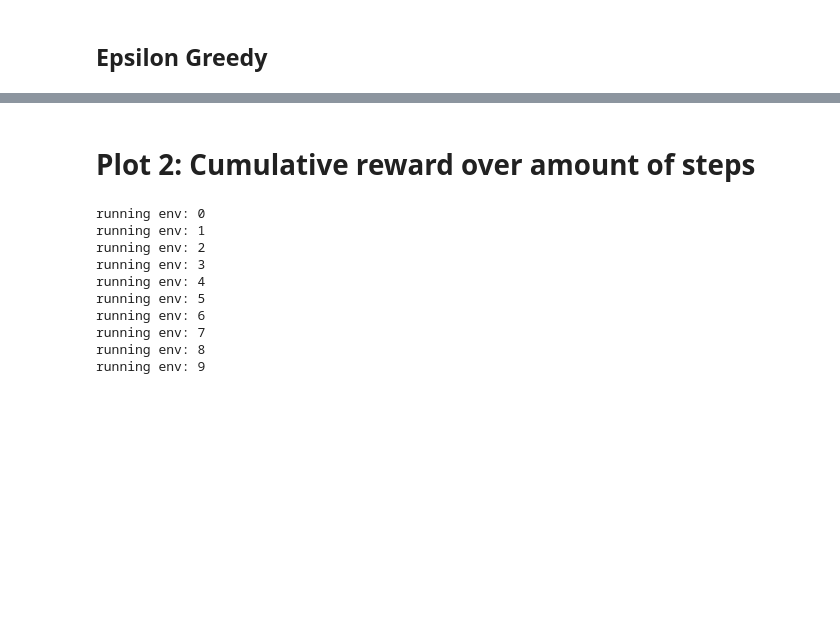
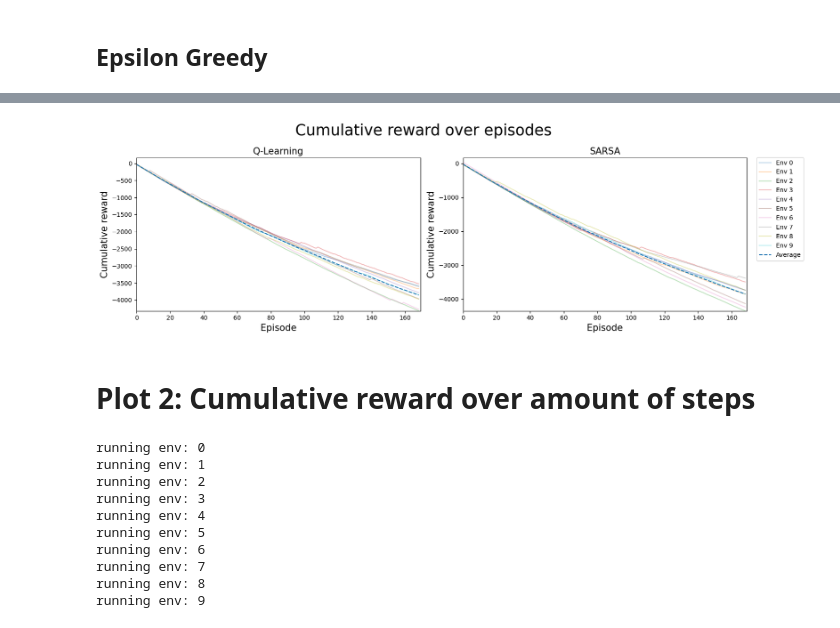
Before and after one commit to Schmiddi3110/MasterStudium, a Jupyter notebook: DRL/Studienarbeiten/Studienarbeit1/test.ipynb, the cells around one changed output, grey strips where cells are left out. Drawn from its saved outputs; the diff is of its cells as text; code cells hidden in the pictures; blank space fills up the shorter version.

```diff
--- a/DRL/Studienarbeiten/Studienarbeit1/test.ipynb
+++ b/DRL/Studienarbeiten/Studienarbeit1/test.ipynb
@@ -100,3 +115,7 @@ plot_episodes([qlearning_data_no_decay, sarsa_data_no_decay], [Q_PARAMS_A1['EPIS
+# %%
+plot_episodes([qlearning_data_ucb, sarsa_data_ucb], [Q_PARAMS_A1['EPISODES'], SARSA_PARAMS_A1['EPISODES']], ['Q-Learning', 'SARSA'])
+# %% [output]
+[figure, added]
 # %% [markdown]
 # Plot 2: Cumulative reward over amount of steps
 # %%
```
Also changed, not shown: parts of 4 cells of this notebook, 5 other files.
